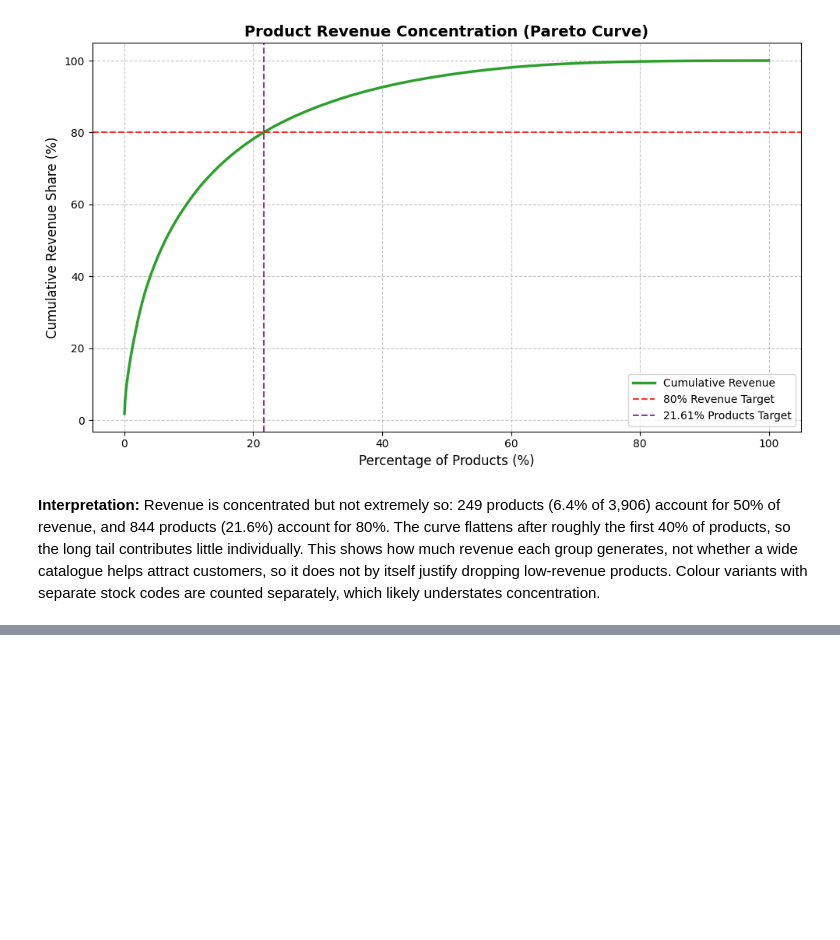
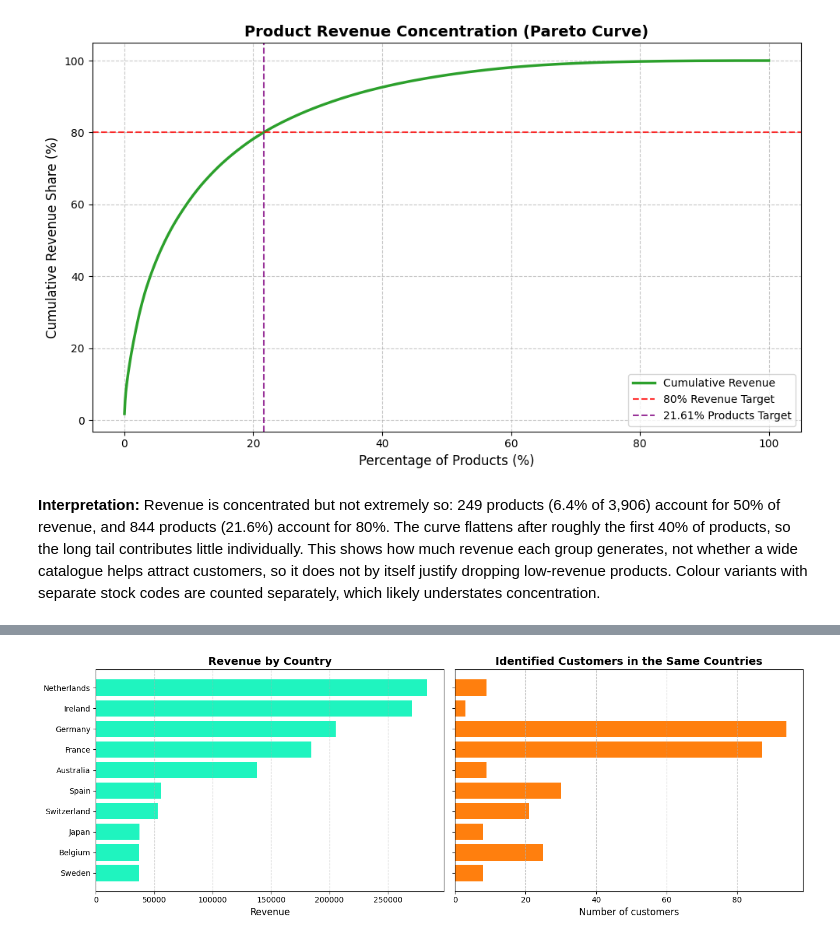
Before and after one commit to MahdiYaqobi/online-retail-data-cleaning, a Jupyter notebook: notebooks/eda_notebook.ipynb, the cells around one changed output, grey strips where cells are left out. Cells and saved outputs as stored; diff of their text form; code cells hidden in the pictures; blank space fills up the shorter version.

Commit message:
Add country analysis: UK dependence, top non-UK markets, and revenue vs customer count comparison

```diff
--- a/notebooks/eda_notebook.ipynb
+++ b/notebooks/eda_notebook.ipynb
@@ -485,0 +536,6 @@ plt.show()
+# %%
+# top 10 countries excluding UK
+top10_excl_uk = country_summary.drop("United Kingdom").head(10)
+
+print("\nTop 10 Countries (excluding UK):")
+print(top10_excl_uk)
@@ -485,0 +556,5 @@ plt.show()
+# %%
+# add revenue_per_customer to countries excluding UK
+top10_excl_uk['revenue_per_customer'] = top10_excl_uk['revenue'] / top10_excl_uk['customers']
+
+top10_excl_uk
@@ -485,0 +574,23 @@ plt.show()
+# %%
+countries = top10_excl_uk.index
+
+fig, axes = plt.subplots(1, 2, figsize=(14, 5), sharey=True)
+
+# left panel: revenue
+axes[0].barh(countries, top10_excl_uk["revenue"], color="#1ff4bf")
+axes[0].set_title("Revenue by Country", fontsize=14, fontweight="bold")
+axes[0].set_xlabel("Revenue", fontsize=12)
+axes[0].grid(axis="x", linestyle="--", alpha=0.7)
+
+# right panel: customers in the same countries
+axes[1].barh(countries, top10_excl_uk["customers"], color="#ff7f0e")
+axes[1].set_title("Identified Customers in the Same Countries", fontsize=14, fontweight="bold")
+axes[1].set_xlabel("Number of customers", fontsize=12)
+axes[1].grid(axis="x", linestyle="--", alpha=0.7)
+
+axes[0].invert_yaxis()
+
+plt.tight_layout()
+plt.show()
+# %% [output]
+[figure, added]
```
Also changed, not shown: parts of 6 cells of this notebook.
